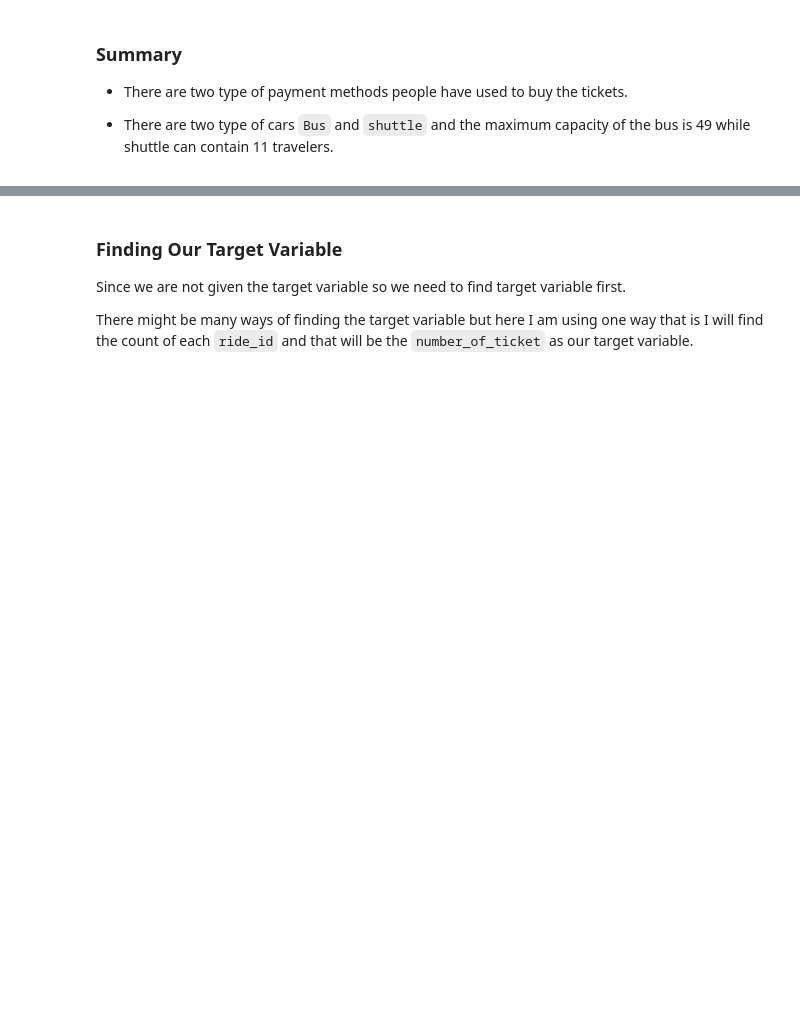
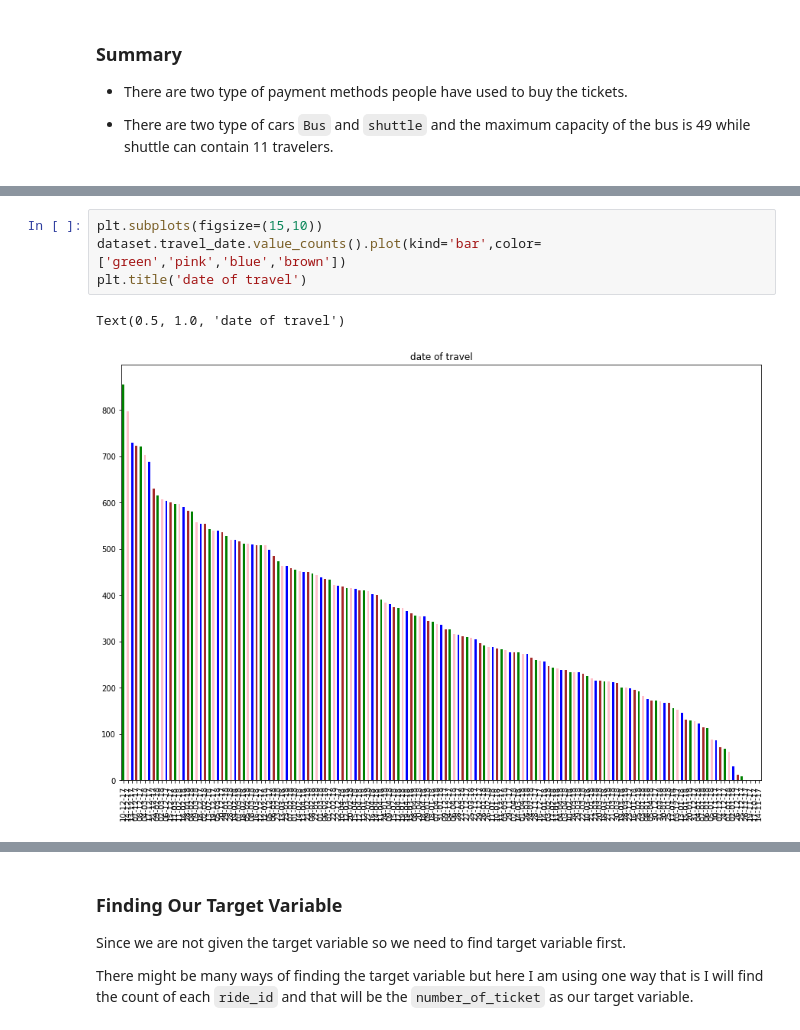
Before and after one commit to PratibhaSanganmath/Demand-prediction-for-public-transport-, a Jupyter notebook: Transport__demand_prediction_Capstone_Project.ipynb, the cells around one changed output, grey strips where cells are left out. Saved outputs shown, nothing was run; the diff lists cells and outputs as text; blank space fills up the shorter version.

```diff
--- a/Transport__demand_prediction_Capstone_Project.ipynb
+++ b/Transport__demand_prediction_Capstone_Project.ipynb
@@ -195,0 +203,7 @@ plt.show()
+# %%
+plt.subplots(figsize=(15,10))
+dataset.travel_date.value_counts().plot(kind='bar',color=['green','pink','blue','brown'])
+plt.title('date of travel')
+# %% [output]
+Text(0.5, 1.0, 'date of travel')
+[figure, added]
```
Also changed, not shown: parts of 56 cells of this notebook.
